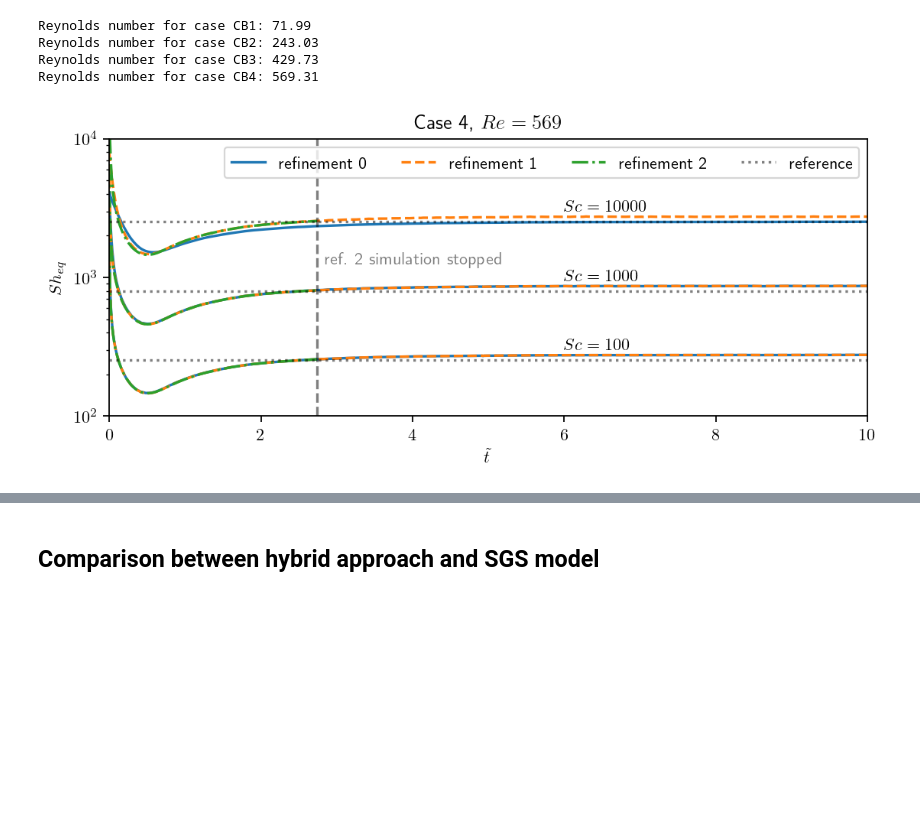
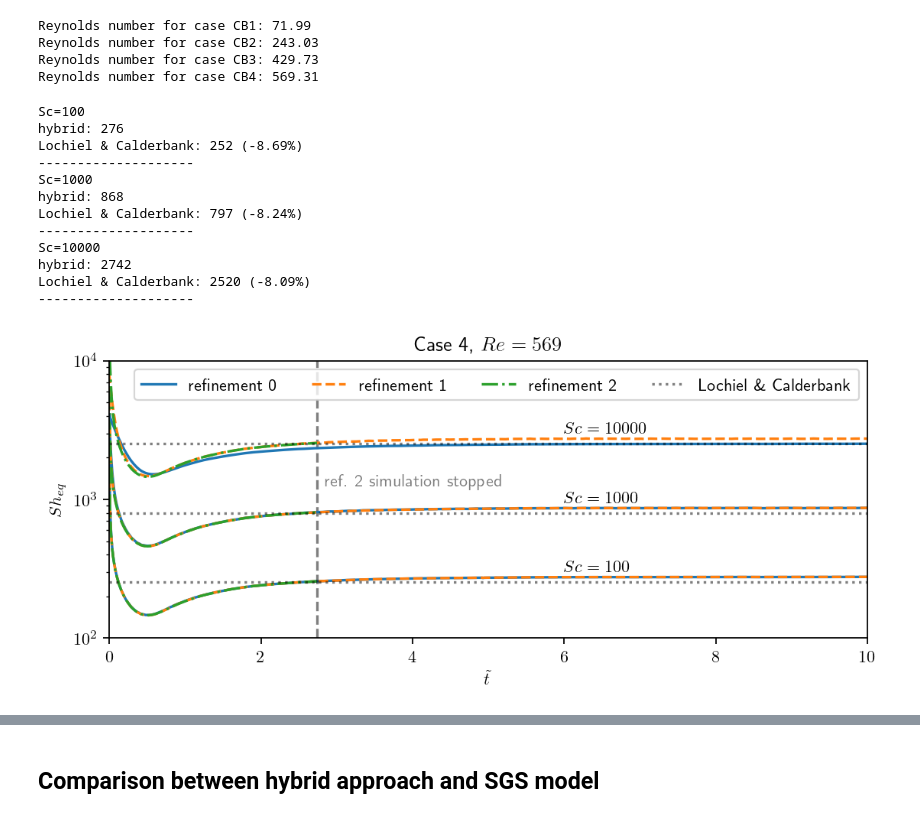
Before and after one commit to AndreWeiner/sgs_model_test_transient, a Jupyter notebook: notebooks/sherwood_numbers.ipynb, the cells around one changed output, grey strips where cells are left out. Drawn from its saved outputs; the diff is of its cells as text; code cells hidden in the pictures; blank space fills up the shorter version.

Commit message:
Add additional post-processing to notebook.

```diff
--- a/notebooks/sherwood_numbers.ipynb
+++ b/notebooks/sherwood_numbers.ipynb
@@ -58,0 +102,11 @@ for folder in folders:
+# %%
+sh_local_sgs = {}
+num_timestep = 1.0e-4
+rows = [int(float(t)/num_timestep) for t in times]
+names = np.arange(1, 180, 2)
+
+for case in cases:
+    for sc_num in ["100", "1000", "10000"]:
+        path = data_path_sgs + "LocalSh/{:s}_{:s}/localSh_x".format(case, sc_num)
+        data = pd.read_csv(path, sep=" ", header=None, skiprows=lambda x: x not in rows, usecols=range(90), names=names)
+        sh_local_sgs["{:s}_{:s}".format(case, sc_num)] = data.copy()
@@ -59,3 +115,28 @@ for folder in folders:
+# %%
+wake_hybrid = {}
+names = ["y", "c1", "c2", "c3"]
+
+for case in cases:
+    for time in times:
+        path = data_path_hybrid + "{:s}_ref_1/postProcessing/singleGraph/{:s}/line_s1_s2_s3.xy".format(case, time)
+        data = pd.read_csv(path, sep="\t", header=None, names=names)
+        data["sd"] = data.y - data.y.values[0]
+        wake_hybrid["{:s}_t{:s}".format(case, time)] = data.copy()
+
+# mesh dependency and influence of slip boundary condition only for case CB4
+for time in times[:4]:
+    path = data_path_hybrid + "CB4_ref_2_parallel/postProcessing/singleGraph/{:s}/line_s1_s2_s3.xy".format(time)
+    data = pd.read_csv(path, sep="\t", header=None, names=names)
+    data["sd"] = data.y - data.y.values[0]
+    wake_hybrid["CB4_ref2_t{:s}".format(time)] = data.copy()
+    path = data_path_hybrid + "CB4_ref_1_slip/postProcessing/singleGraph/{:s}/line_s1_s2_s3.xy".format(time)
+    data = pd.read_csv(path, sep="\t", header=None, names=names)
+    data["sd"] = data.y - data.y.values[0]
+    wake_hybrid["CB4_slip_t{:s}".format(time)] = data.copy()
+    path = data_path_hybrid + "CB4_ref_1_frozen/postProcessing/singleGraph/{:s}/line_s1_s2_s3.xy".format(time)
+    data = pd.read_csv(path, sep="\t", header=None, names=names)
+    data["sd"] = data.y - data.y.values[0]
+    wake_hybrid["CB4_frozen_t{:s}".format(time)] = data.copy()
 # %% [markdown]
 ## Mesh dependency hybrid approach
 # %%
@@ -85,33 +166,49 @@ schmidt = [100, 1000, 10000]
 for i, sc in enumerate(["s1", "s2", "s3"]):
     ref_0 = sh_glob_hybrid[data_path_hybrid + "CB4_ref_0/globalSh_" + sc + ".csv"]
     ref_1 = sh_glob_hybrid[data_path_hybrid + "CB4_ref_1/globalSh_" + sc + ".csv"]
     ref_2 = sh_glob_hybrid[data_path_hybrid + "CB4_ref_2_parallel/globalSh_" + sc + ".csv"]
     sh_eq_0 = ref_0.Sh_eff*ref_0.area/area_eq
     sh_eq_1 = ref_1.Sh_eff*ref_1.area/area_eq
     sh_eq_2 = ref_2.Sh_eff*ref_2.area/area_eq
     sh_ref = sh_lochiel(reynolds[-1], schmidt[i])
-    if i > 1:
+    print("Sc={:3.0f}".format(schmidt[i]))
+    print("hybrid: {:3.0f}".format(np.round(sh_eq_1.values[-1])))
+    print("Lochiel & Calderbank: {:3.0f} ({:3.2f}%)".format(np.round(sh_ref), (sh_ref - sh_eq_1.values[-1]) / sh_eq_1.values[-1] * 100))
+    print("-"*20)
+    if i < 1:
         ax.plot(ref_0.time, sh_eq_0, color="C0", ls="-", label=r"refinement 0".format(schmidt[i]))
         ax.plot(ref_1.time, sh_eq_1, color="C1", ls="--", label=r"refinement 1".format(schmidt[i]))
         ax.plot(ref_2.time, sh_eq_2, color="C2", ls="-.", label=r"refinement 2".format(schmidt[i]))
-        ax.plot([0.0, 10.0], [sh_ref, sh_ref], color="k", ls=":", alpha=0.5, label="reference")
+        ax.plot([0.0, 10.0], [sh_ref, sh_ref], color="k", ls=":", alpha=0.5, label="Lochiel \& Calderbank")
         ax.axvline(ref_2.time.values[-1], ls="--", color="k", alpha=0.5)
         ax.text(ref_2.time.values[-1]+0.1, 1250, "ref. 2 simulation stopped", alpha=0.5)
     else:
         ax.plot(ref_0.time, sh_eq_0, color="C0", ls="-")
         ax.plot(ref_1.time, sh_eq_1, color="C1", ls="--")
         ax.plot(ref_2.time, sh_eq_2, color="C2", ls="-.")
         ax.plot([0.0, 10.0], [sh_ref, sh_ref], color="k", ls=":", alpha=0.5)
 
     ax.text(6.0, sh_ref*1.2, r"$Sc={:4.0f}$".format(schmidt[i]))
 
 ax.set_xlabel(r"$\tilde{t}$")
 ax.set_ylabel(r"$Sh_{eq}$")
 ax.set_yscale("log")
 ax.set_xlim(0.0, 10.0)
 ax.set_ylim(100, 10000)
 ax.legend(ncol=4)
 ax.set_title(r"Case 4, $Re={:2.0f}$".format(np.round(reynolds[-1], 0)))
 plt.savefig(output_path + "sh_glob_mesh_dep_hybrid.pdf", bbox_inches="tight")
 # %% [output]
+Sc=100
+hybrid: 276
+Lochiel & Calderbank: 252 (-8.69%)
+--------------------
+Sc=1000
+hybrid: 868
+Lochiel & Calderbank: 797 (-8.24%)
+--------------------
+Sc=10000
+hybrid: 2742
+Lochiel & Calderbank: 2520 (-8.09%)
+--------------------
-[figure, old version]
+[figure, new version]
```
Also changed, not shown: parts of 17 cells of this notebook.
